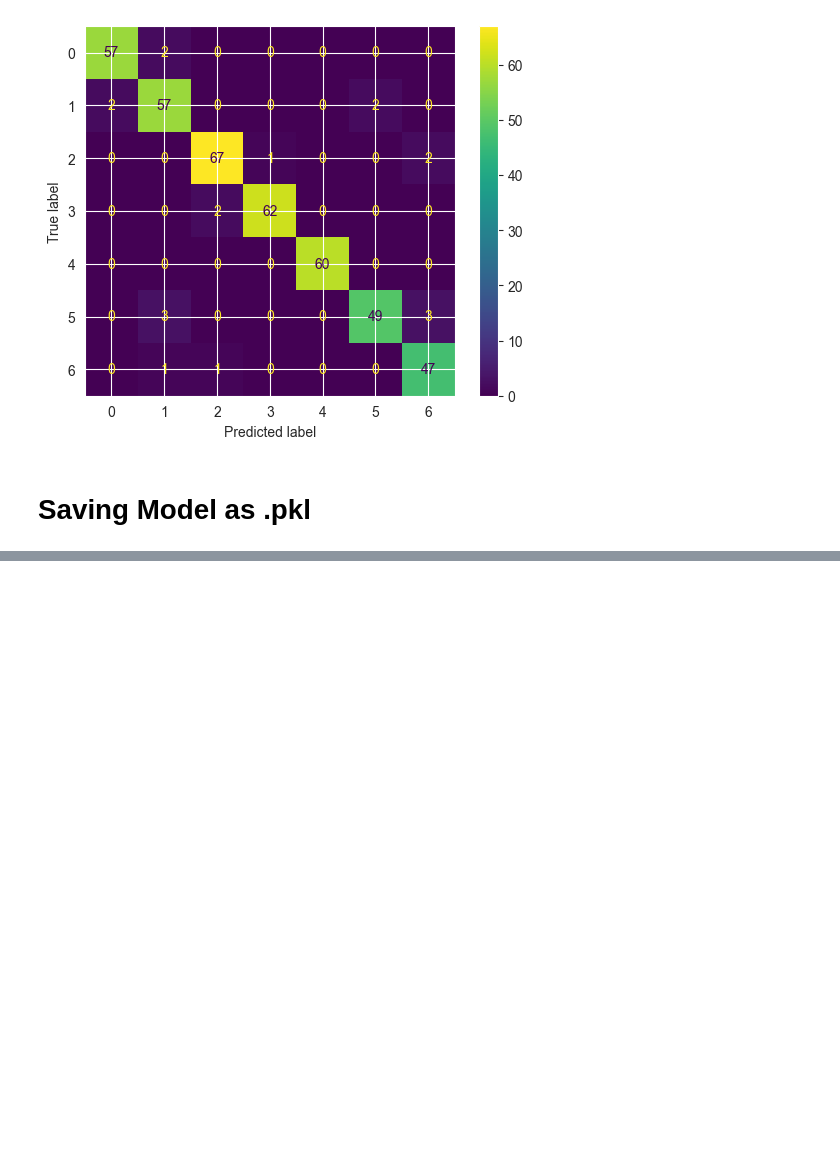
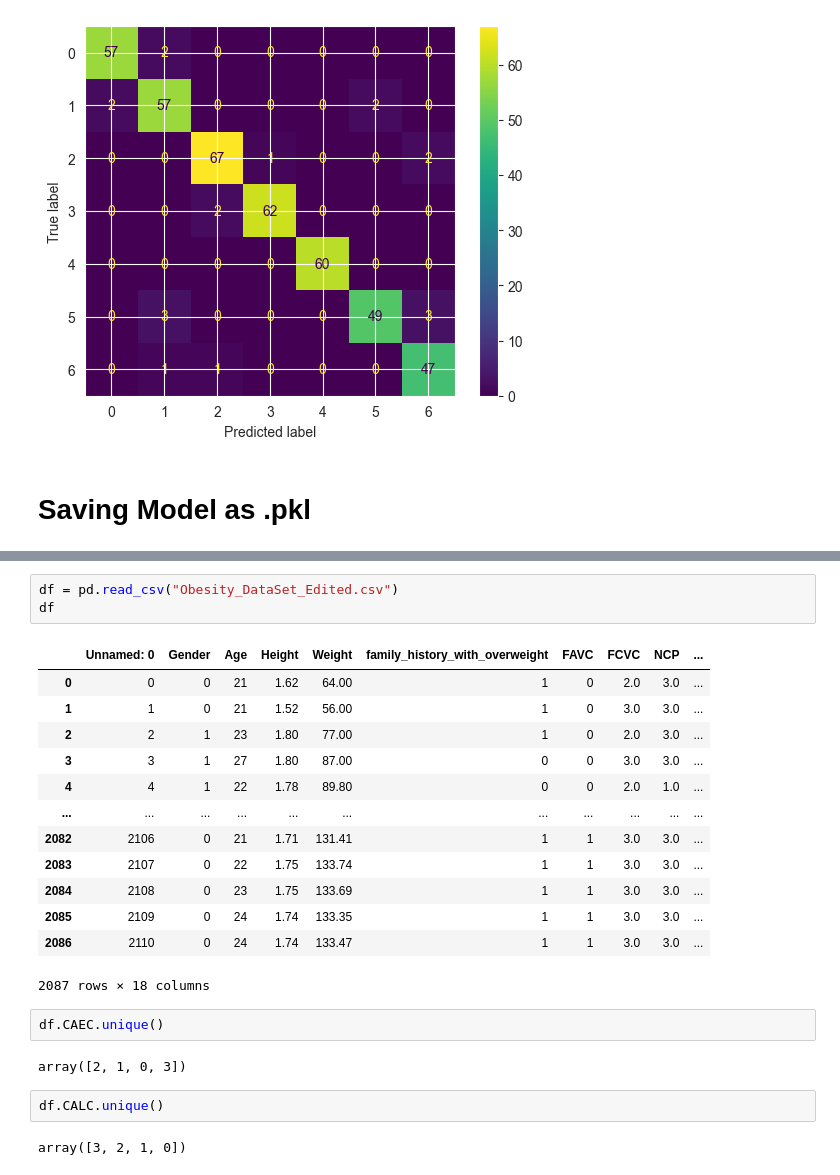
Before and after one commit to AlpikTech/ISTDS-proje3, a Jupyter notebook: Notebook.ipynb, the cells around one changed output, grey strips where cells are left out. Drawn from its saved outputs; the diff is of its cells as text; blank space fills up the shorter version.

```diff
--- a/Notebook.ipynb
+++ b/Notebook.ipynb
@@ -508,0 +526,25 @@ correlation
+# %%
+df = pd.read_csv("Obesity_DataSet_Edited.csv")
+df
+# %% [output]
+|  | Unnamed: 0 | Gender | Age | Height | Weight | family_history_with_overweight | FAVC | FCVC | NCP | ... |
+| 0 | 0 | 0 | 21 | 1.62 | 64.00 | 1 | 0 | 2.0 | 3.0 | ... |
+| 1 | 1 | 0 | 21 | 1.52 | 56.00 | 1 | 0 | 3.0 | 3.0 | ... |
+| 2 | 2 | 1 | 23 | 1.80 | 77.00 | 1 | 0 | 2.0 | 3.0 | ... |
+| 3 | 3 | 1 | 27 | 1.80 | 87.00 | 0 | 0 | 3.0 | 3.0 | ... |
+| 4 | 4 | 1 | 22 | 1.78 | 89.80 | 0 | 0 | 2.0 | 1.0 | ... |
+| ... | ... | ... | ... | ... | ... | ... | ... | ... | ... | ... |
+| 2082 | 2106 | 0 | 21 | 1.71 | 131.41 | 1 | 1 | 3.0 | 3.0 | ... |
+| 2083 | 2107 | 0 | 22 | 1.75 | 133.74 | 1 | 1 | 3.0 | 3.0 | ... |
+| 2084 | 2108 | 0 | 23 | 1.75 | 133.69 | 1 | 1 | 3.0 | 3.0 | ... |
+| 2085 | 2109 | 0 | 24 | 1.74 | 133.35 | 1 | 1 | 3.0 | 3.0 | ... |
+| 2086 | 2110 | 0 | 24 | 1.74 | 133.47 | 1 | 1 | 3.0 | 3.0 | ... |
+2087 rows × 18 columns
+# %%
+df.CAEC.unique()
+# %% [output]
+array([2, 1, 0, 3])
+# %%
+df.CALC.unique()
+# %% [output]
+array([3, 2, 1, 0])
```
Also changed, not shown: parts of 11 cells of this notebook.
